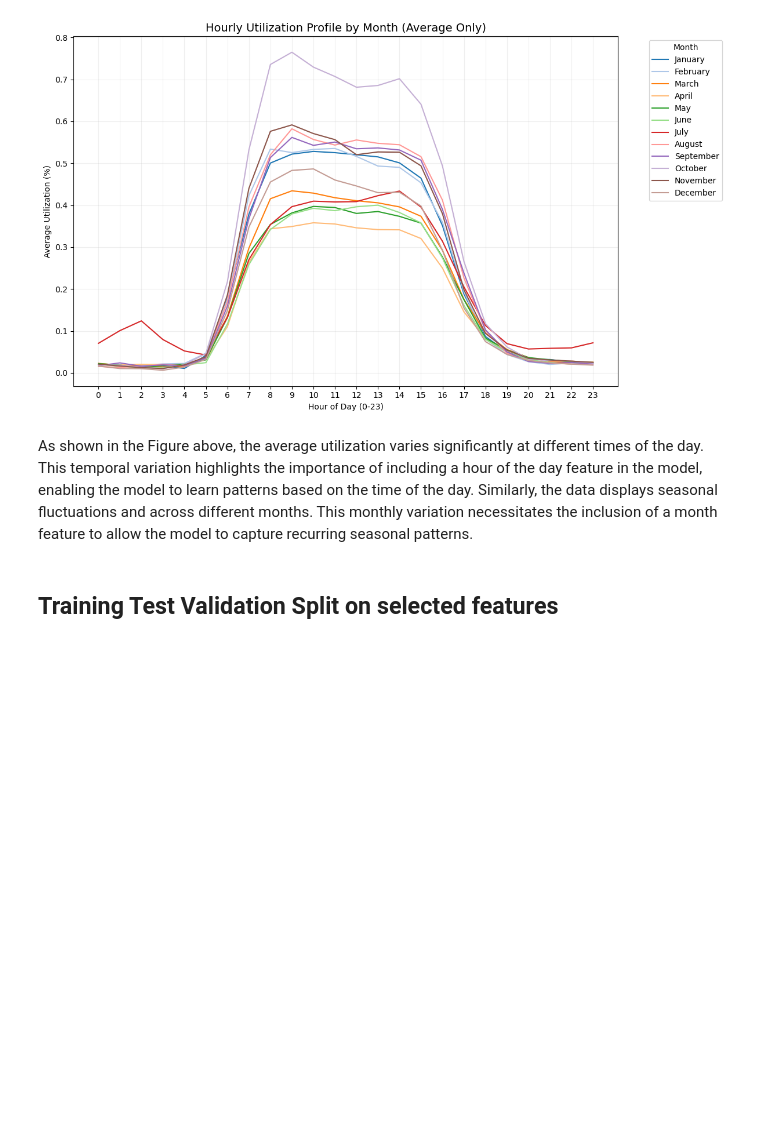
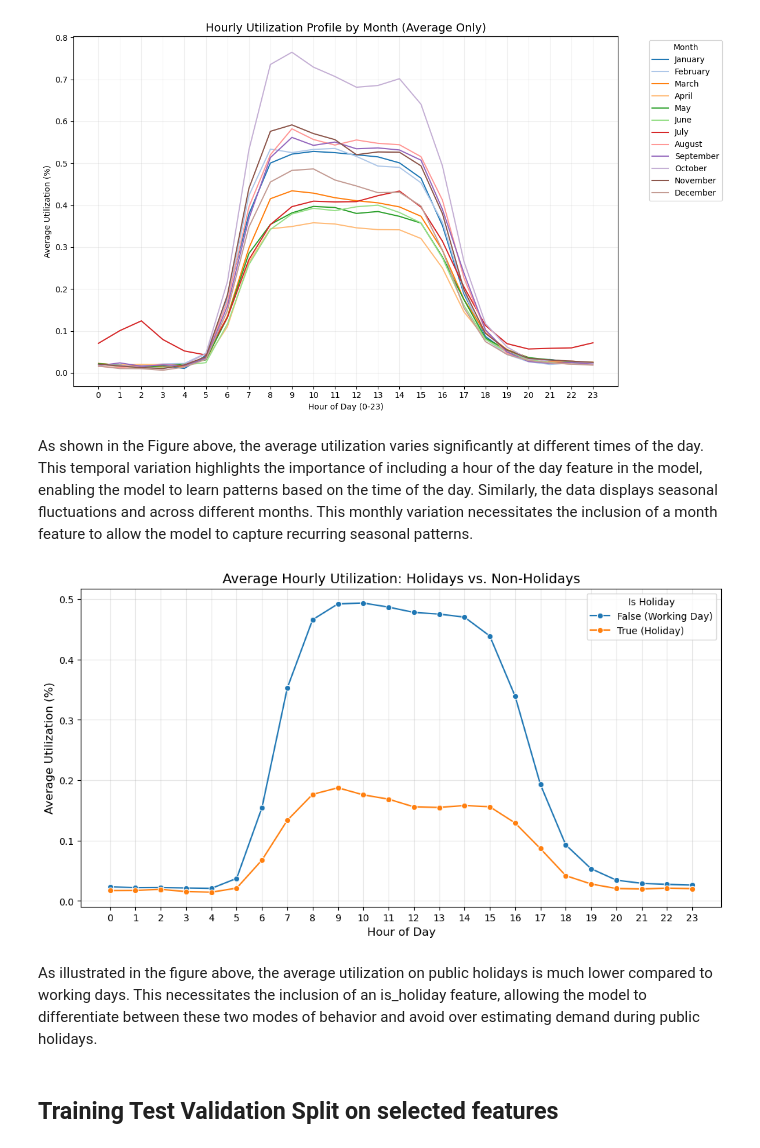
Before and after one commit to lbaudenb/AA_Team_6, a Jupyter notebook: notebooks/04_prediction.ipynb, the cells around one changed output. Drawn from its saved outputs; the diff is of its cells as text; code cells hidden in the pictures; blank space fills up the shorter version.

Commit message:
Add Visualization and Argument to select is_holiday as Feature

```diff
--- a/notebooks/04_prediction.ipynb
+++ b/notebooks/04_prediction.ipynb
@@ -352,6 +352,31 @@ plt.show()
 [figure]
 # %% [markdown]
 As shown in the Figure above, the average utilization varies significantly at different times of the day. This temporal variation highlights the importance of including a hour of the day feature in the model, enabling the model to learn patterns based on the time of the day. Similarly, the data displays seasonal fluctuations and across different months. This monthly variation necessitates the inclusion of a month feature to allow the model to capture recurring seasonal patterns.
+# %%
+# Visualize average utilization: Holidays vs. Non-Holidays
+plt.figure(figsize=(12, 6))
+sns.lineplot(
+    data=df_site_1_features,
+    x='hour',
+    y='hourly_utilization',
+    hue='is_holiday',
+    marker='o',
+    errorbar=None  # Shows the mean only;
+)
+
+plt.title('Average Hourly Utilization: Holidays vs. Non-Holidays', fontsize=14)
+plt.xlabel('Hour of Day', fontsize=12)
+plt.ylabel('Average Utilization (%)', fontsize=12)
+plt.xticks(range(0, 24))
+plt.grid(True, alpha=0.3)
+
+# Update legend for clarity
+plt.legend(title='Is Holiday', labels=['False (Working Day)', 'True (Holiday)'])
+plt.show()
+# %% [output]
+[figure, added]
+# %% [markdown]
+As illustrated in the figure above, the average utilization on public holidays is much lower compared to working days.  This necessitates the inclusion of an is_holiday feature, allowing the model to differentiate between these two modes of behavior and avoid over estimating demand during public holidays.
 # %% [markdown]
 ## Training Test Validation Split on selected features
 # %%
```
